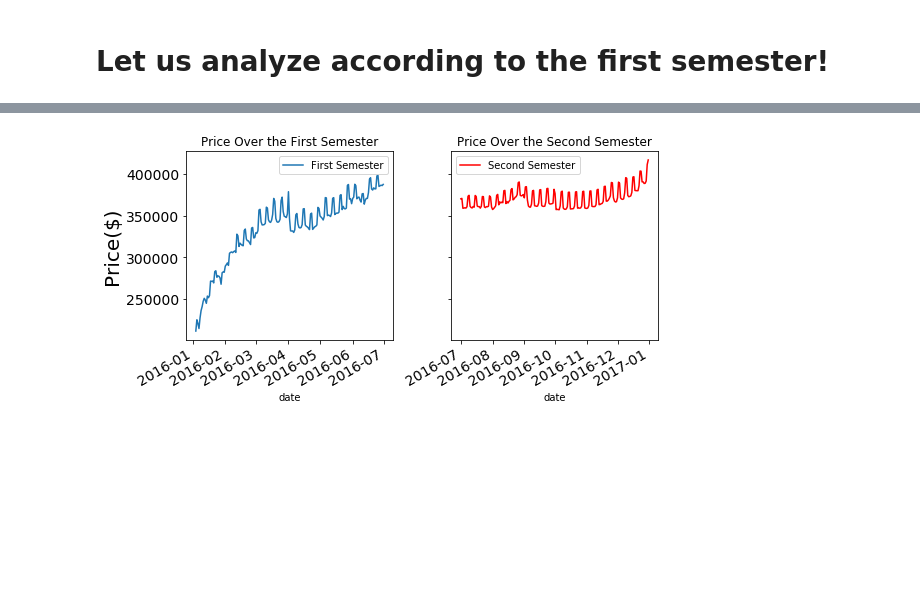
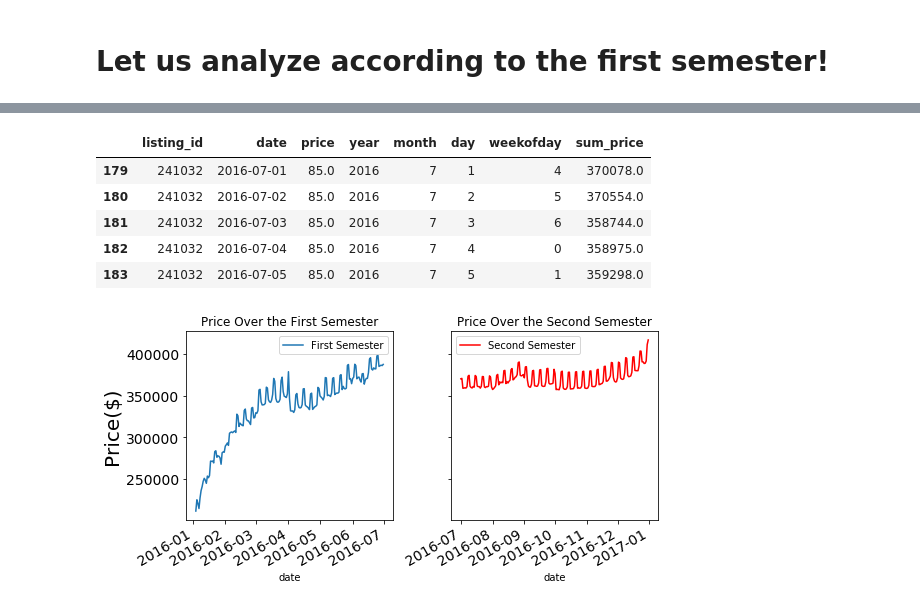
Before and after one commit to vzeizer/DS_ND_BLOG, a Jupyter notebook: airbnb_seatle_version1.ipynb, the cells around one changed output, grey strips where cells are left out. Cells and saved outputs as stored; diff of their text form; code cells hidden in the pictures; blank space fills up the shorter version.

```diff
--- a/airbnb_seatle_version1.ipynb
+++ b/airbnb_seatle_version1.ipynb
@@ -205,3 +255,16 @@ See the caveats in the documentation: https://pandas.pydata.org/pandas-docs/stab
+# %%
+month_list=[7,8,9,10,11,12]
+df3_sem2=semester_df(df3,month_list)
+df3_sem2=sem_price(df3_sem2)
+# %%
+df3_sem2.head()
+# %% [output]
+|  | listing_id | date | price | year | month | day | weekofday | sum_price |
+| 179 | 241032 | 2016-07-01 | 85.0 | 2016 | 7 | 1 | 4 | 370078.0 |
+| 180 | 241032 | 2016-07-02 | 85.0 | 2016 | 7 | 2 | 5 | 370554.0 |
+| 181 | 241032 | 2016-07-03 | 85.0 | 2016 | 7 | 3 | 6 | 358744.0 |
+| 182 | 241032 | 2016-07-04 | 85.0 | 2016 | 7 | 4 | 0 | 358975.0 |
+| 183 | 241032 | 2016-07-05 | 85.0 | 2016 | 7 | 5 | 1 | 359298.0 |
 # %%
 fig = plt.figure(figsize=[8,4])
 axes = fig.subplots(nrows=1, ncols=2,sharey=True)
```
Also changed, not shown: parts of 43 cells of this notebook, 1 other file.
